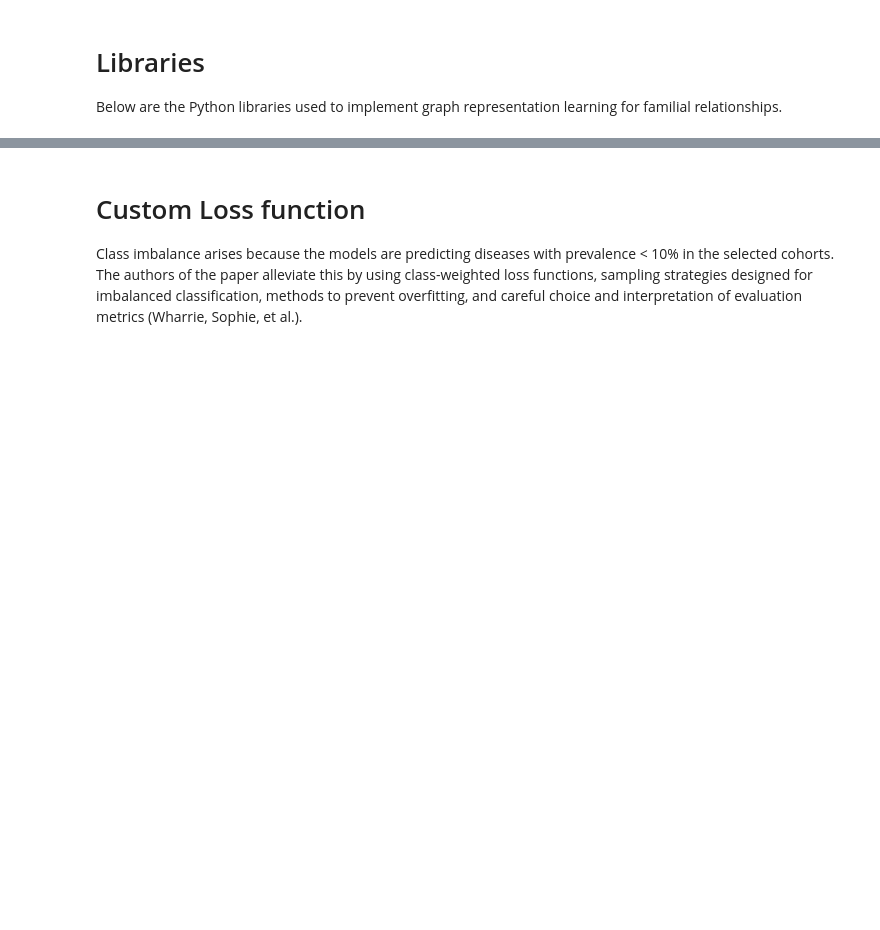
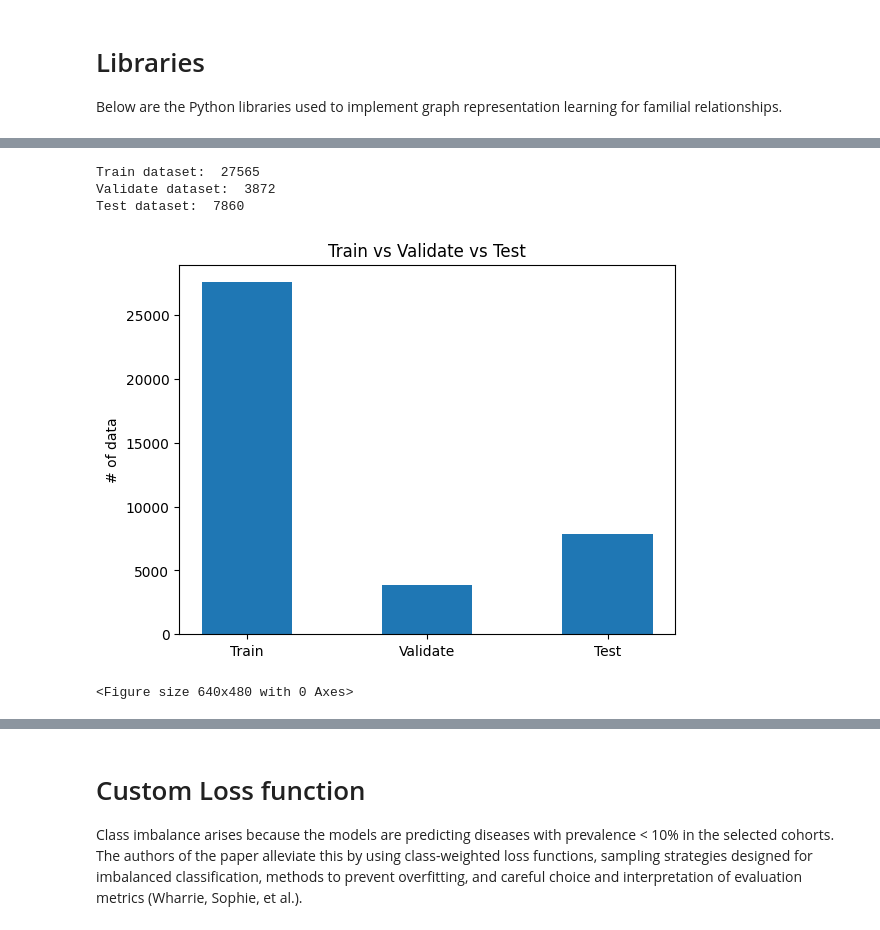
Before and after one commit to ajeffers999/CS598-Project, a Jupyter notebook: 60.ipynb, the cells around one changed output, grey strips where cells are left out. Cells and saved outputs as stored; diff of their text form; code cells hidden in the pictures; blank space fills up the shorter version.

```diff
--- a/60.ipynb
+++ b/60.ipynb
@@ -349,3 +394,19 @@ def get_data_and_loader(patient_list, fetch_data, model_type, batch_size, shuffl
+# %%
+print('Train dataset: ', len(train_patient_list))
+print('Validate dataset: ', len(validate_patient_list))
+print('Test dataset: ', len(fetch_data.test_patient_list))
+
+plt.bar(['Train', 'Validate', 'Test'], [len(train_patient_list), len(validate_patient_list), len(fetch_data.test_patient_list)], width=0.5)
+plt.title('Train vs Validate vs Test')
+plt.ylabel('# of data')
+plt.show()
+plt.clf()
+# %% [output]
+Train dataset:  27565
+Validate dataset:  3872
+Test dataset:  7860
+[figure, added]
+<Figure size 640x480 with 0 Axes>
 # %% [markdown]
 
 ##   Model
```
Also changed, not shown: parts of 51 cells of this notebook, 21 other files.
